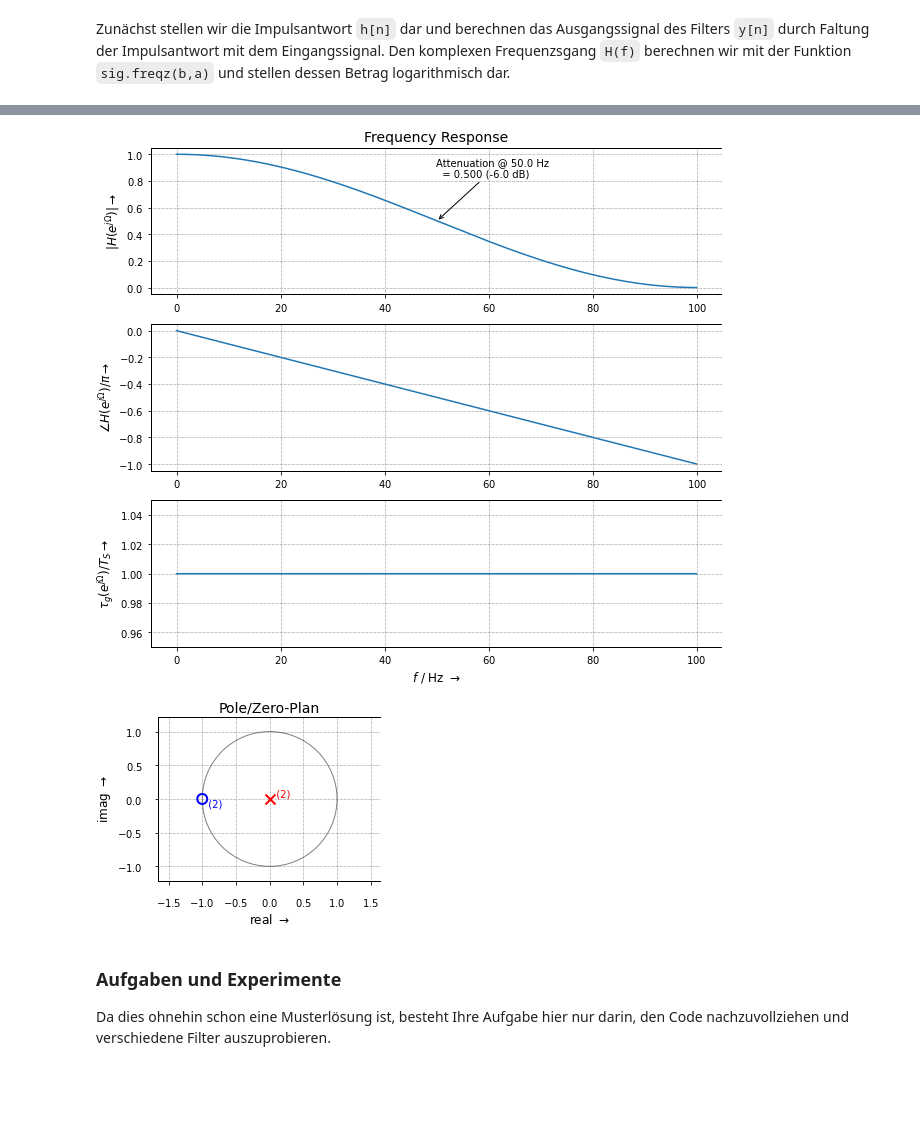
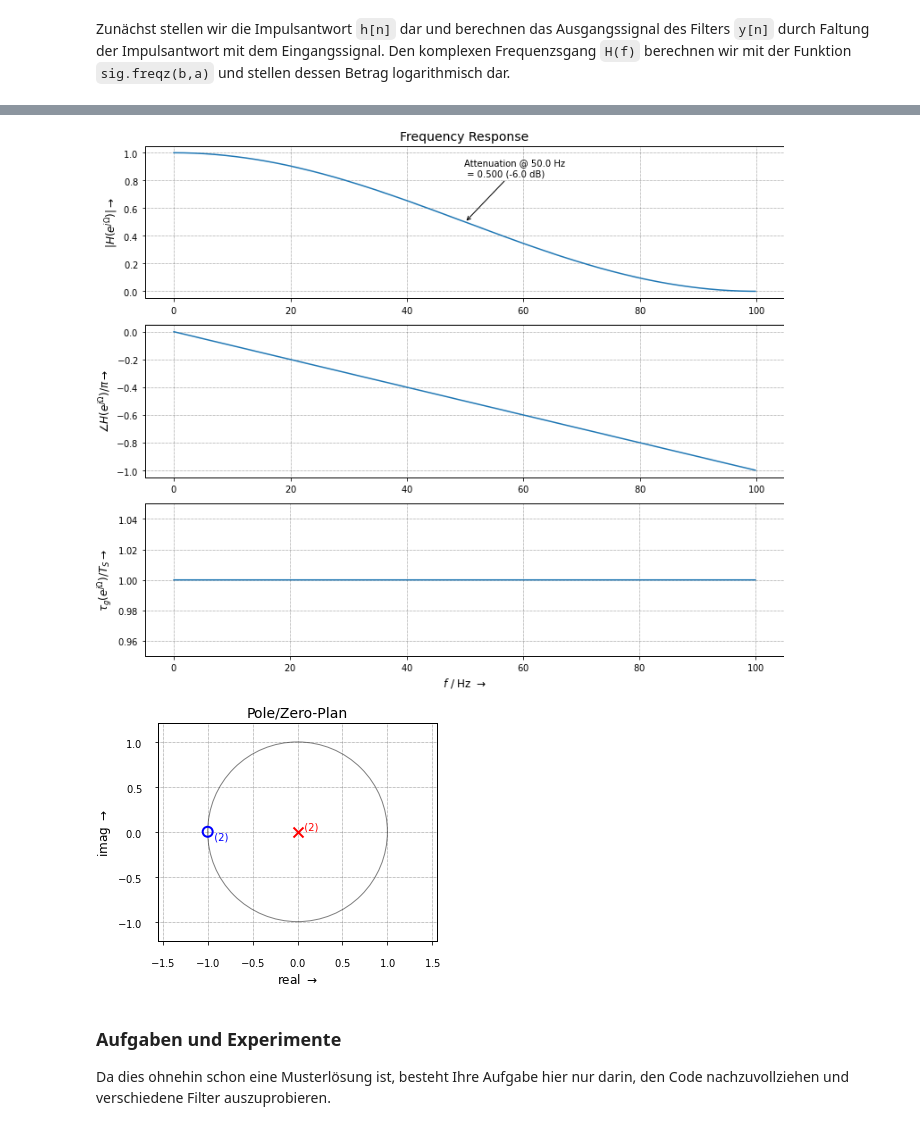
Before and after one commit to chipmuenk/dsp, a Jupyter notebook: notebooks/02_LTF/LTF-sensor.ipynb, the cells around one changed output, grey strips where cells are left out. Saved outputs shown, nothing was run; the diff lists cells and outputs as text; code cells hidden in the pictures; blank space fills up the shorter version.

```diff
--- a/notebooks/02_LTF/LTF-sensor.ipynb
+++ b/notebooks/02_LTF/LTF-sensor.ipynb
@@ -19,7 +19,7 @@ import scipy.signal as sig
 
 import matplotlib.pyplot as plt
 %matplotlib inline
-figsize1 = (9,8)
+figsize = {"figsize":(11,9)}
 # %% [markdown]
 In der folgenden Zelle definieren wir das Signal `xn[n]` und das Filter, definiert durch Zählerkoeffizienten `b` und Nennerkoeffizienten `a`. Kommentieren Sie die verschiedenen Filter ein, experimentieren Sie mit Filteroptionen und Signalformen!
 # %%
@@ -31,7 +31,7 @@ N_Ts = Tmax / Ts # No. of samples in Tmax
 # -- Sampled input signal and filter coeffs.
 n = np.arange(0,round(N_Ts)) # sample n
 xn = 1.5 + 0.5 * cos(2.0 * pi*f1*n*Ts + phi0)
-b = np.ones(3)/3; a = 1 # MA-filter, N = 5
+b = np.ones(5)/5; a = 1 # MA-filter
 b = np.convolve([1,1,1],[1,1,1]); a = 1
 b = [1, 0]; a = [1, -0.9] # lossy integr.
 b = [1,2,1]; a = [1]
@@ -72,43 +72,41 @@ Den komplexen Frequenzsgang `H(f) = sig.freqz(b,a)` normieren wir hier auf den m
 # %%
 # ----- frequency response -----
-fig2, (ax21,ax22,ax23) = plt.subplots(3,1, figsize=figsize1)
+fig2, (ax21,ax22,ax23) = plt.subplots(3,1, **figsize)
 [W, H] = sig.freqz(b, a, whole=0);
 f = W  / (Ts * 2 * pi)
 (w,Asig) = sig.freqz(b,a, f1*Ts*2*pi)
 H_mx = np.max(abs(H))
 H = H / H_mx; Asig = abs(Asig)/H_mx
 #
 ax21.plot(f,abs(H))
 ax21.set_ylabel(r'$|H(e^{j \Omega})| \rightarrow$')
 ax21.set_title('Frequency Response')
-ax21.annotate('Attenuation @ %.1f Hz \n \
- = %1.3f (%3.1f dB)'%(f1,Asig,20*log10(Asig)),\
-(f1, Asig),(0.5,0.8),textcoords='axes fraction',\
-arrowprops=dict(arrowstyle="->"))
+ax21.annotate('Attenuation @ %.1f Hz \n = %1.3f (%3.1f dB)'%(f1,Asig,20*log10(Asig)),\
+(f1, Asig),(0.5,0.8),textcoords='axes fraction', arrowprops=dict(arrowstyle="->"))
 #
 ax22.plot(f, np.angle(H)/pi)
 ax22.set_ylabel(r'$\angle H(e^{j\Omega}) / \pi \rightarrow $')
 #
 #tau, w = dsp.grpdelay(b,a, nfft = 2048, Fs = 200, whole=0)
 w, tau = sig.group_delay((b,a), w=2048, fs=200, whole=False)
 ax23.plot(w, tau)
 ymin, ymax = ax23.get_ylim(); dy = max(ymax - ymin, 1) * 0.05
 ax23.set_ylim(ymin - dy, ymax + dy) # set reasonable range
 ax23.set_xlabel(r'$f$ / Hz $\rightarrow$')
 ax23.set_ylabel(r'$\tau_g(e^{j \Omega}) / T_S \rightarrow$')
 fig2.set_tight_layout(True)
 # %% [output]
-[figure, old version]
+[figure, new version]
 # %%
 # ----- P/Z-Plot -----
-fig1, ax1 = plt.subplots(1, figsize=(4,3)) # erzeuge nur einen Subplot
+fig3, ax1 = plt.subplots(1, figsize=(5,4)) # erzeuge nur einen Subplot
 ax1.grid(True)
 ax1.set_title('Pole/Zero-Plan')
 ax1.set_xlabel(r'real $\rightarrow$')
 ax1.set_ylabel(r'imag $\rightarrow$')
 dsp.zplane(b,a);
 # %% [output]
-[figure, old version]
+[figure, new version]
 # %% [markdown]
 ### Aufgaben und Experimente
 Da dies ohnehin schon eine Musterlösung ist, besteht Ihre Aufgabe hier nur darin, den Code nachzuvollziehen und verschiedene Filter auszuprobieren.
```
Also changed, not shown: parts of 2 cells of this notebook.
